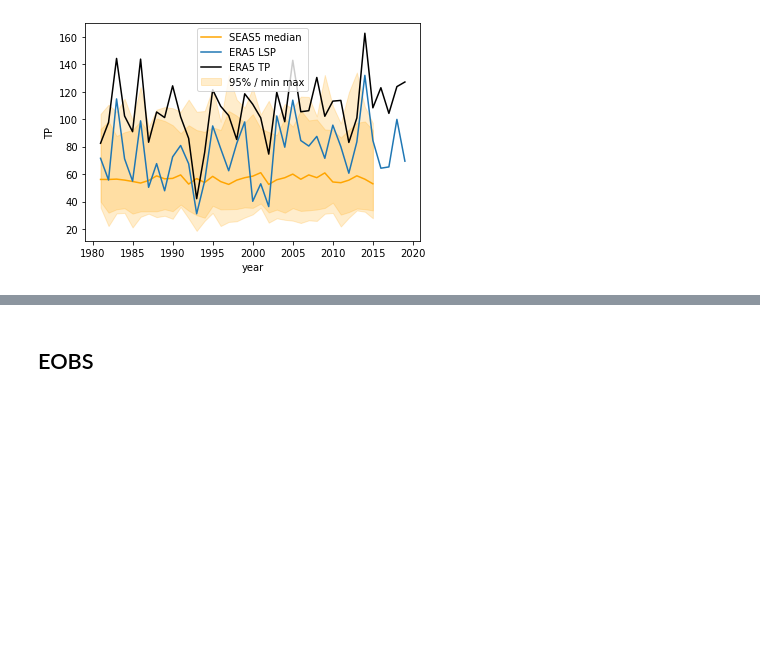
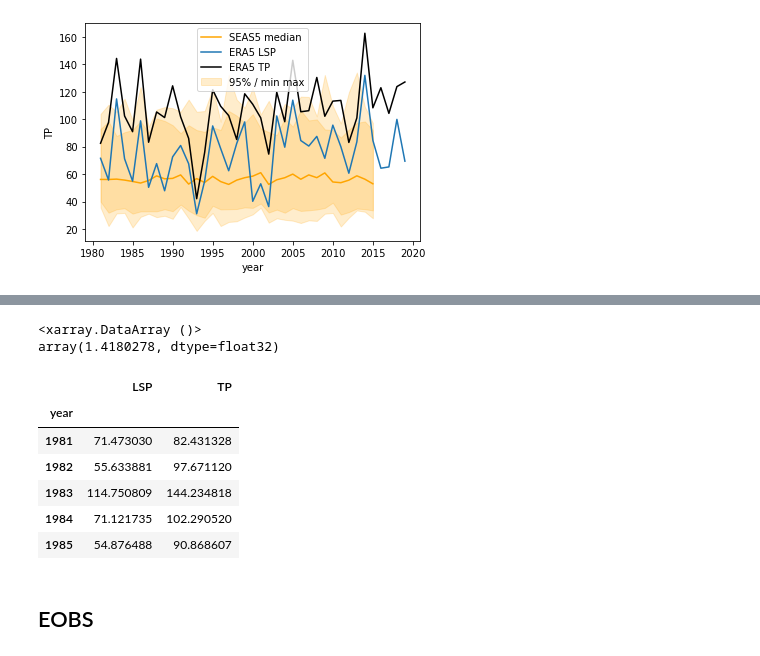
Before and after one commit to timokelder/UNSEEN-trends, a Jupyter notebook: Mining/ERA_EOBS_extraction.ipynb, the cells around one changed output, grey strips where cells are left out. Drawn from its saved outputs; the diff is of its cells as text; code cells hidden in the pictures; blank space fills up the shorter version.

```diff
--- a/Mining/ERA_EOBS_extraction.ipynb
+++ b/Mining/ERA_EOBS_extraction.ipynb
@@ -154,10 +179,11 @@ Data variables:
 # %%
 ERA5_masked_extremes = (ERA5_masked
-                                  .rolling(time=3).sum().dropna('time')
-                                  .sel(time = ERA5_masked['time.season'][2:] == 'SON') #our target events are 3-day events -> convert daily to 3 day cumulative. Remove the NA that result from the rolling window
-                                  .groupby('time.year')
-                                  .max(dim='time')
-                                  )
+                        .rolling(time = time_event).sum()
+                        .sel(time = ERA5_masked['time.season'] == 'SON') #our target events are 3-day events -> convert daily to 3 day cumulative. Remove the NA that result from the rolling window
+                        .groupby('time.year')
+                        .max(dim = 'time')
+                       )
+
 
 ERA5_masked_extremes
 # %% [output]
@@ -213,0 +260,5 @@ Coordinates:
+# %%
+ERA5_masked_extremes['TP'].mean()/ERA5_masked_extremes['LSP'].mean()
+# %% [output]
+<xarray.DataArray ()>
+array(1.4180278, dtype=float32)
@@ -213,0 +267,12 @@ Coordinates:
+# %%
+ERA5_masked_extremes_df = ERA5_masked_extremes.to_dataframe()*1000
+ERA5_masked_extremes_df.head()
+ERA5_masked_extremes_df.to_csv('Data/ERA5.csv')
+# %% [output]
+|  | LSP | TP |
+| year |  |  |
+| 1981 | 71.473030 | 82.431328 |
+| 1982 | 55.633881 | 97.671120 |
+| 1983 | 114.750809 | 144.234818 |
+| 1984 | 71.121735 | 102.290520 |
+| 1985 | 54.876488 | 90.868607 |
```
Also changed, not shown: parts of 9 cells of this notebook, 1 other file.
